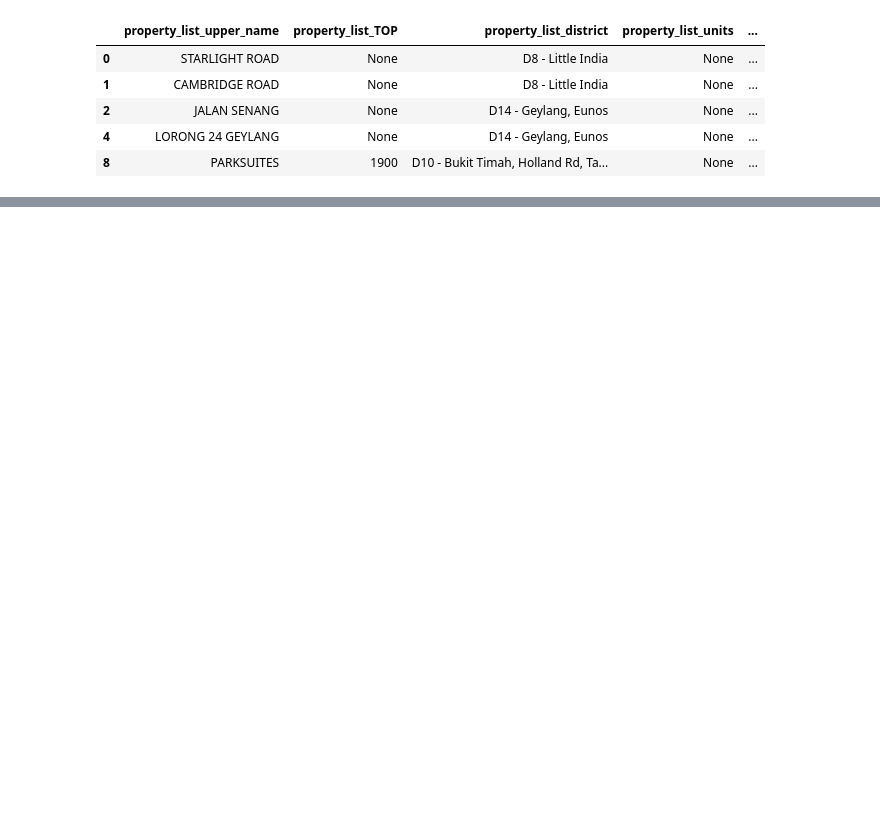
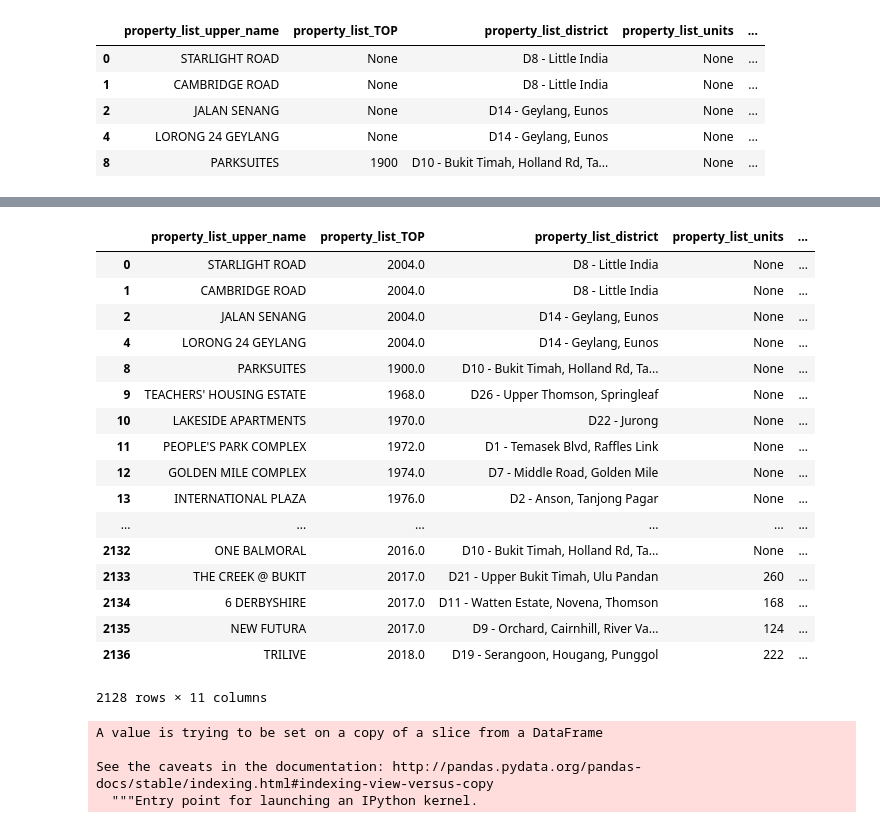
Before and after one commit to zhouwanjieAmiee/enbloc, a Jupyter notebook: src/enbloc.ipynb, the cells around one changed output, grey strips where cells are left out. Saved outputs shown, nothing was run; the diff lists cells and outputs as text; code cells hidden in the pictures; blank space fills up the shorter version.

```diff
--- a/src/enbloc.ipynb
+++ b/src/enbloc.ipynb
@@ -108,6 +110,3 @@ df.head()
 | 2 | JALAN SENANG | None | D14 - Geylang, Eunos | None | ... |
 | 4 | LORONG 24 GEYLANG | None | D14 - Geylang, Eunos | None | ... |
 | 8 | PARKSUITES | 1900 | D10 - Bukit Timah, Holland Rd, Ta... | None | ... |
-# %%
-df['use_year']=df['property_list_lower_tenure'].str.extract('(\d+)(.*)year',expand=False)
-df.info()
@@ -136,4 +132,0 @@ memory usage: 279.3+ KB
-# %%
-df['use_year']=df['use_year'][df['use_year'].notnull()].astype(str)
-df['use_year']=df['use_year'].fillna('999')
-df.info()
@@ -163,3 +138,0 @@ array(['9999', '999999', '999', '110', '99', 'leasehold/99', '929', '947',
-# %%
-df['property_list_units'][df['use_year']<150]=df['property_list_units'][df['use_year']<150].fillna(df['property_list_units'][df['use_year']<150].mean())
-df['property_list_units'][df['use_year']>150]=df['property_list_units'][df['use_year']>150].fillna(df['property_list_units'][df['use_year']>150].mean())
@@ -234,2 +179,2 @@ memory usage: 279.3+ KB
 # %%
-df['enbloc_licontact_date']=df['property_list_TOP'].fillna(df['property_list_TOP'].median())
+df['lasting_year'][df['enbloc_list_is_enbloc'].notnull()]=df['lasting_year'][df['enbloc_list_is_enbloc'].notnull()].fillna(df['lasting_year'].median())
@@ -235,0 +205,28 @@ df['enbloc_licontact_date']=df['property_list_TOP'].fillna(df['property_list_TOP
+# %%
+df
+# %% [output]
+|  | property_list_upper_name | property_list_TOP | property_list_district | property_list_units | ... |
+| 0 | STARLIGHT ROAD | 2004.0 | D8 - Little India | None | ... |
+| 1 | CAMBRIDGE ROAD | 2004.0 | D8 - Little India | None | ... |
+| 2 | JALAN SENANG | 2004.0 | D14 - Geylang, Eunos | None | ... |
+| 4 | LORONG 24 GEYLANG | 2004.0 | D14 - Geylang, Eunos | None | ... |
+| 8 | PARKSUITES | 1900.0 | D10 - Bukit Timah, Holland Rd, Ta... | None | ... |
+| 9 | TEACHERS' HOUSING ESTATE | 1968.0 | D26 - Upper Thomson, Springleaf | None | ... |
+| 10 | LAKESIDE APARTMENTS | 1970.0 | D22 - Jurong | None | ... |
+| 11 | PEOPLE'S PARK COMPLEX | 1972.0 | D1 - Temasek Blvd, Raffles Link | None | ... |
+| 12 | GOLDEN MILE COMPLEX | 1974.0 | D7 - Middle Road, Golden Mile | None | ... |
+| 13 | INTERNATIONAL PLAZA | 1976.0 | D2 - Anson, Tanjong Pagar | None | ... |
+| ... | ... | ... | ... | ... | ... |
+| 2132 | ONE BALMORAL | 2016.0 | D10 - Bukit Timah, Holland Rd, Ta... | None | ... |
+| 2133 | THE CREEK @ BUKIT | 2017.0 | D21 - Upper Bukit Timah, Ulu Pandan | 260 | ... |
+| 2134 | 6 DERBYSHIRE | 2017.0 | D11 - Watten Estate, Novena, Thomson | 168 | ... |
+| 2135 | NEW FUTURA | 2017.0 | D9 - Orchard, Cairnhill, River Va... | 124 | ... |
+| 2136 | TRILIVE | 2018.0 | D19 - Serangoon, Hougang, Punggol | 222 | ... |
+2128 rows × 11 columns
+# %%
+df['lasting_year'][df['enbloc_list_is_enbloc'].isnull()]=2018-df['property_list_TOP']
+# %% [output]
+A value is trying to be set on a copy of a slice from a DataFrame
+
+See the caveats in the documentation: http://pandas.pydata.org/pandas-docs/stable/indexing.html#indexing-view-versus-copy
+  """Entry point for launching an IPython kernel.
```
Also changed, not shown: parts of 21 cells of this notebook.
